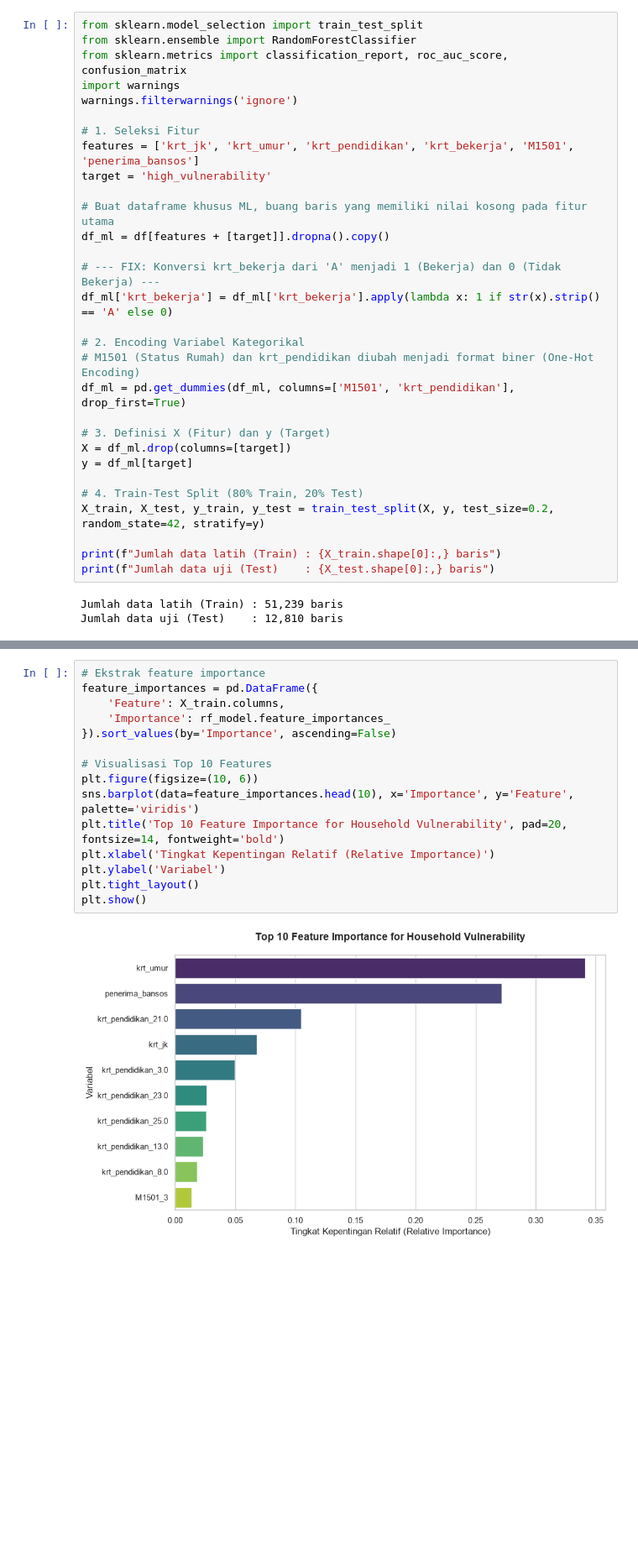
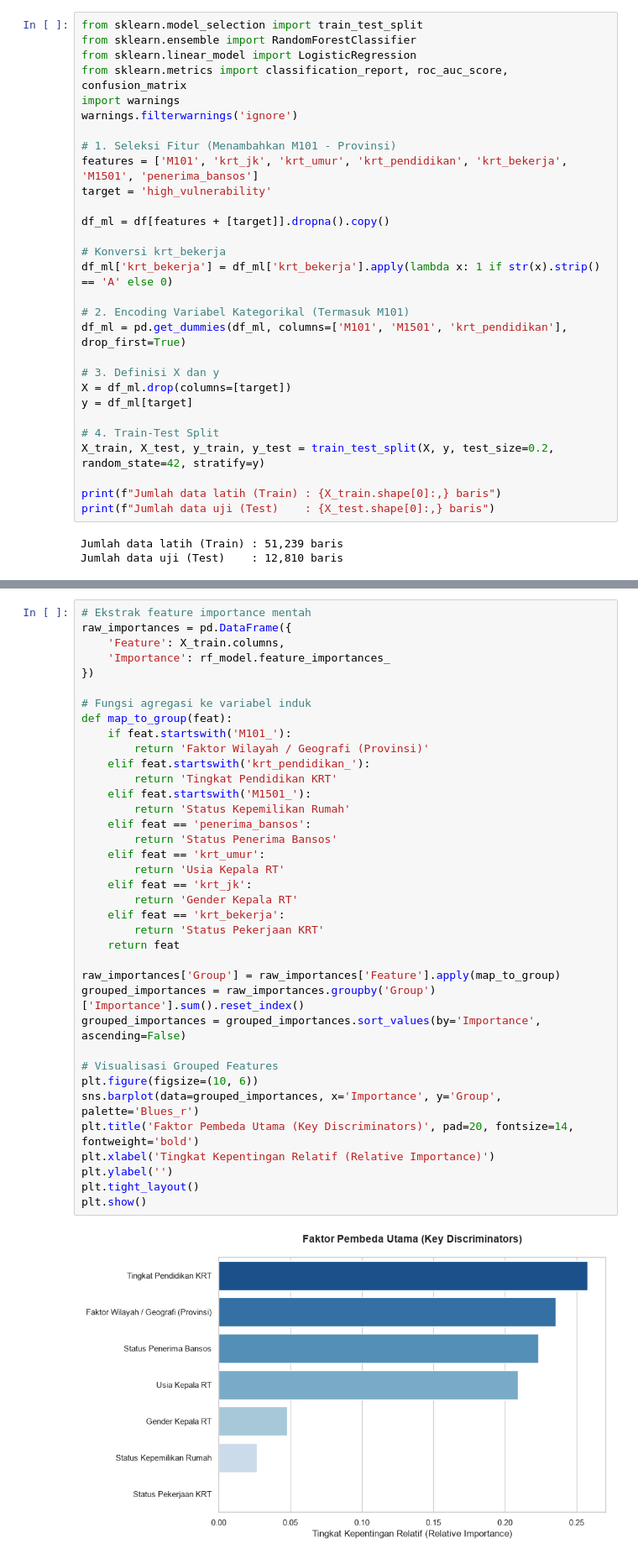
Before and after one commit to aprpryg/PJJDAvulnerabilty, a Jupyter notebook: analisis_kerentanan.ipynb, the cells around one changed output, grey strips where cells are left out. Shown at 84% size. Saved outputs shown, nothing was run; the diff lists cells and outputs as text; blank space fills up the shorter version.

```diff
--- a/analisis_kerentanan.ipynb
+++ b/analisis_kerentanan.ipynb
@@ -119,29 +119,28 @@ Kita akan menggunakan algoritma klasifikasi untuk memprediksi status kerentanan
 # %%
 from sklearn.model_selection import train_test_split
 from sklearn.ensemble import RandomForestClassifier
+from sklearn.linear_model import LogisticRegression
 from sklearn.metrics import classification_report, roc_auc_score, confusion_matrix
 import warnings
 warnings.filterwarnings('ignore')
 
-# 1. Seleksi Fitur
-features = ['krt_jk', 'krt_umur', 'krt_pendidikan', 'krt_bekerja', 'M1501', 'penerima_bansos']
+# 1. Seleksi Fitur (Menambahkan M101 - Provinsi)
+features = ['M101', 'krt_jk', 'krt_umur', 'krt_pendidikan', 'krt_bekerja', 'M1501', 'penerima_bansos']
 target = 'high_vulnerability'
 
-# Buat dataframe khusus ML, buang baris yang memiliki nilai kosong pada fitur utama
 df_ml = df[features + [target]].dropna().copy()
 
-# --- FIX: Konversi krt_bekerja dari 'A' menjadi 1 (Bekerja) dan 0 (Tidak Bekerja) ---
+# Konversi krt_bekerja
 df_ml['krt_bekerja'] = df_ml['krt_bekerja'].apply(lambda x: 1 if str(x).strip() == 'A' else 0)
 
-# 2. Encoding Variabel Kategorikal
-# M1501 (Status Rumah) dan krt_pendidikan diubah menjadi format biner (One-Hot Encoding)
-df_ml = pd.get_dummies(df_ml, columns=['M1501', 'krt_pendidikan'], drop_first=True)
+# 2. Encoding Variabel Kategorikal (Termasuk M101)
+df_ml = pd.get_dummies(df_ml, columns=['M101', 'M1501', 'krt_pendidikan'], drop_first=True)
 
-# 3. Definisi X (Fitur) dan y (Target)
+# 3. Definisi X dan y
 X = df_ml.drop(columns=[target])
 y = df_ml[target]
 
-# 4. Train-Test Split (80% Train, 20% Test)
+# 4. Train-Test Split
 X_train, X_test, y_train, y_test = train_test_split(X, y, test_size=0.2, random_state=42, stratify=y)
 
 print(f"Jumlah data latih (Train) : {X_train.shape[0]:,} baris")
@@ -193,18 +186,40 @@ Model prediktif tidak boleh menjadi *black-box* (kotak hitam). Kita harus mengek
 # %%
-# Ekstrak feature importance
-feature_importances = pd.DataFrame({
+# Ekstrak feature importance mentah
+raw_importances = pd.DataFrame({
     'Feature': X_train.columns,
     'Importance': rf_model.feature_importances_
-}).sort_values(by='Importance', ascending=False)
+})
 
-# Visualisasi Top 10 Features
+# Fungsi agregasi ke variabel induk
+def map_to_group(feat):
+    if feat.startswith('M101_'):
+        return 'Faktor Wilayah / Geografi (Provinsi)'
+    elif feat.startswith('krt_pendidikan_'):
+        return 'Tingkat Pendidikan KRT'
+    elif feat.startswith('M1501_'):
+        return 'Status Kepemilikan Rumah'
+    elif feat == 'penerima_bansos':
+        return 'Status Penerima Bansos'
+    elif feat == 'krt_umur':
+        return 'Usia Kepala RT'
+    elif feat == 'krt_jk':
+        return 'Gender Kepala RT'
+    elif feat == 'krt_bekerja':
+        return 'Status Pekerjaan KRT'
+    return feat
+
+raw_importances['Group'] = raw_importances['Feature'].apply(map_to_group)
+grouped_importances = raw_importances.groupby('Group')['Importance'].sum().reset_index()
+grouped_importances = grouped_importances.sort_values(by='Importance', ascending=False)
+
+# Visualisasi Grouped Features
 plt.figure(figsize=(10, 6))
-sns.barplot(data=feature_importances.head(10), x='Importance', y='Feature', palette='viridis')
-plt.title('Top 10 Feature Importance for Household Vulnerability', pad=20, fontsize=14, fontweight='bold')
+sns.barplot(data=grouped_importances, x='Importance', y='Group', palette='Blues_r')
+plt.title('Faktor Pembeda Utama (Key Discriminators)', pad=20, fontsize=14, fontweight='bold')
 plt.xlabel('Tingkat Kepentingan Relatif (Relative Importance)')
-plt.ylabel('Variabel')
+plt.ylabel('')
 plt.tight_layout()
 plt.show()
 # %% [output]
-[figure, old version]
+[figure, new version]
 # %% [markdown]
```
Also changed, not shown: parts of 7 cells of this notebook, 1 other file.
